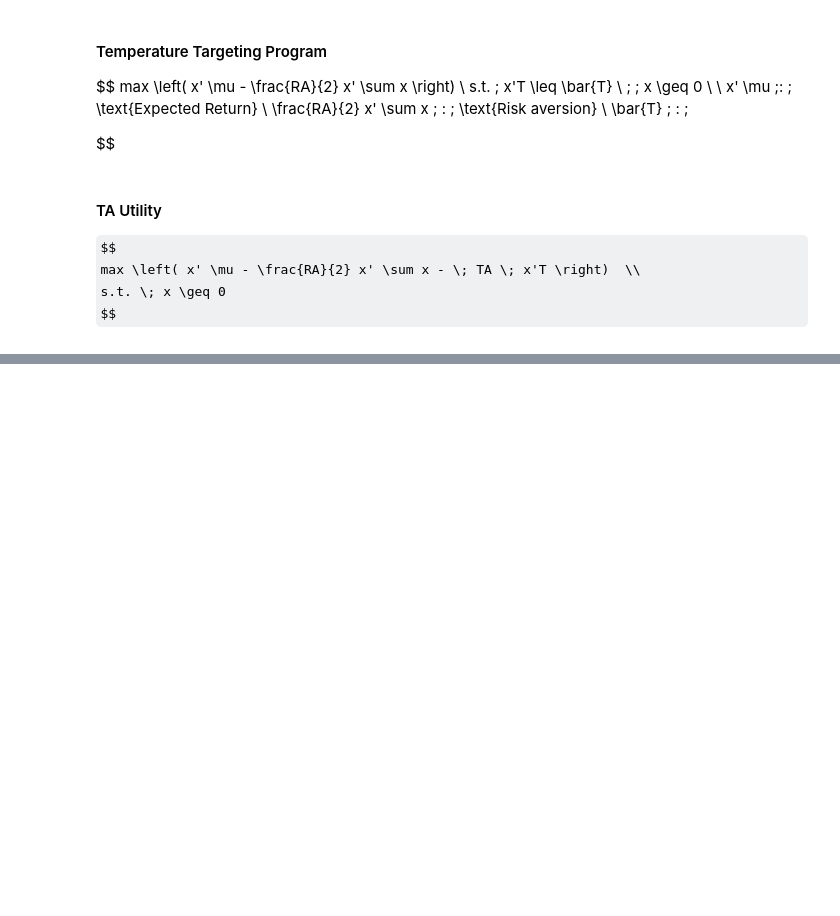
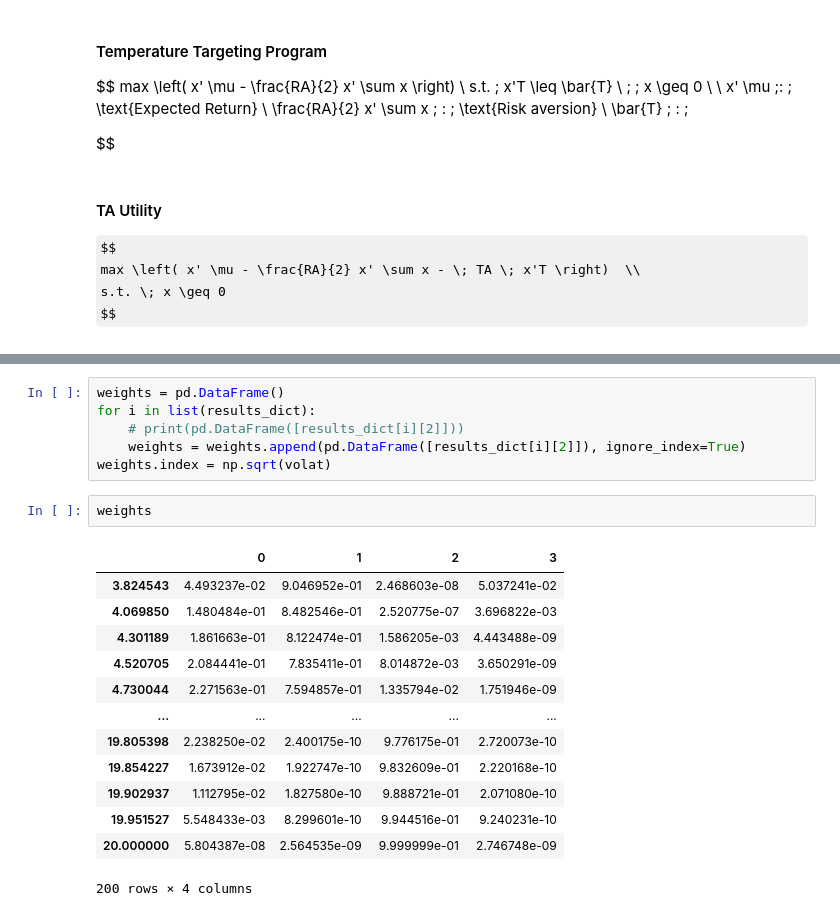
Before and after one commit to SweetyHotGirl21/ESG_Portfolio, a Jupyter notebook: Portfolio_main.ipynb, the cells around one changed output, grey strips where cells are left out. Saved outputs shown, nothing was run; the diff lists cells and outputs as text; some formulas as TeX source; blank space fills up the shorter version.

```diff
--- a/Portfolio_main.ipynb
+++ b/Portfolio_main.ipynb
@@ -248,0 +524,22 @@ Optimal solution found.
+# %%
+weights = pd.DataFrame()
+for i in list(results_dict):
+    # print(pd.DataFrame([results_dict[i][2]]))
+    weights = weights.append(pd.DataFrame([results_dict[i][2]]), ignore_index=True)
+weights.index = np.sqrt(volat)
+# %%
+weights
+# %% [output]
+|  | 0 | 1 | 2 | 3 |
+| 3.824543 | 4.493237e-02 | 9.046952e-01 | 2.468603e-08 | 5.037241e-02 |
+| 4.069850 | 1.480484e-01 | 8.482546e-01 | 2.520775e-07 | 3.696822e-03 |
+| 4.301189 | 1.861663e-01 | 8.122474e-01 | 1.586205e-03 | 4.443488e-09 |
+| 4.520705 | 2.084441e-01 | 7.835411e-01 | 8.014872e-03 | 3.650291e-09 |
+| 4.730044 | 2.271563e-01 | 7.594857e-01 | 1.335794e-02 | 1.751946e-09 |
+| ... | ... | ... | ... | ... |
+| 19.805398 | 2.238250e-02 | 2.400175e-10 | 9.776175e-01 | 2.720073e-10 |
+| 19.854227 | 1.673912e-02 | 1.922747e-10 | 9.832609e-01 | 2.220168e-10 |
+| 19.902937 | 1.112795e-02 | 1.827580e-10 | 9.888721e-01 | 2.071080e-10 |
+| 19.951527 | 5.548433e-03 | 8.299601e-10 | 9.944516e-01 | 9.240231e-10 |
+| 20.000000 | 5.804387e-08 | 2.564535e-09 | 9.999999e-01 | 2.746748e-09 |
+200 rows × 4 columns
```
Also changed, not shown: parts of 55 cells of this notebook, 2 other files.
